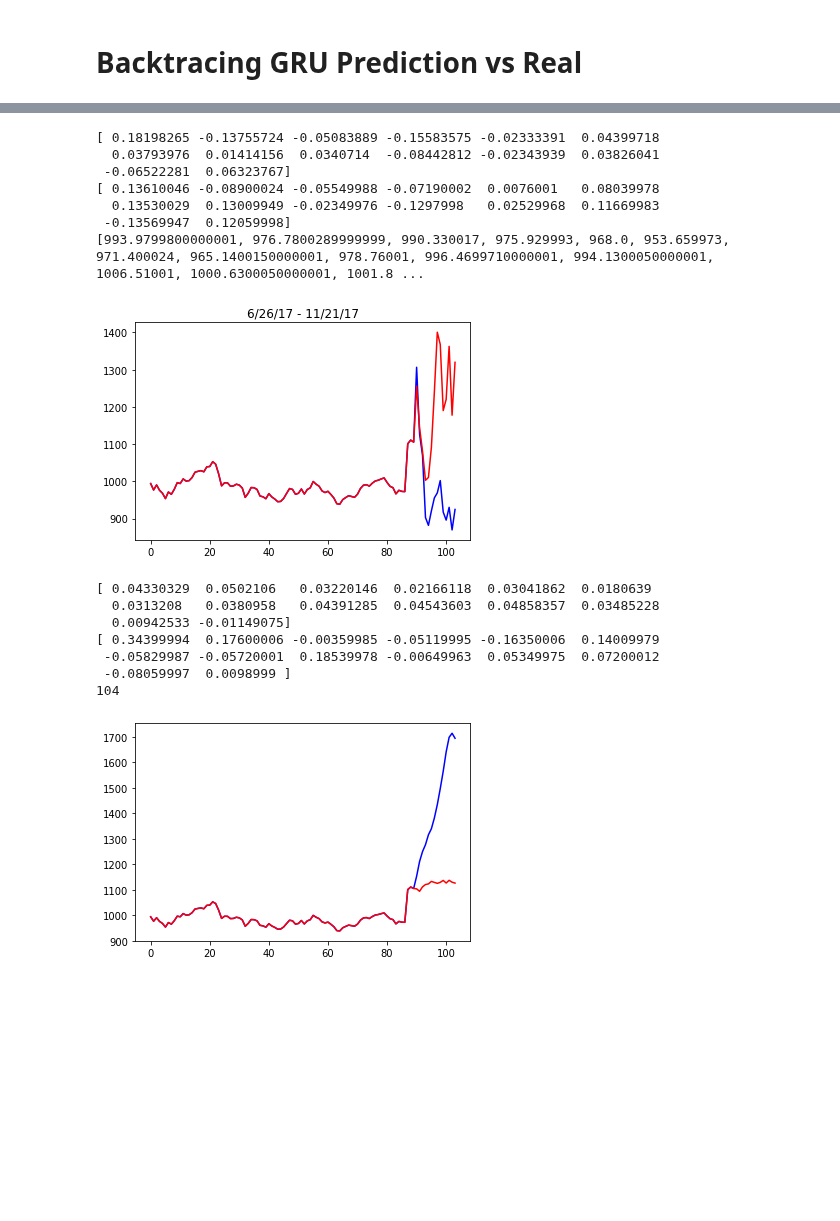
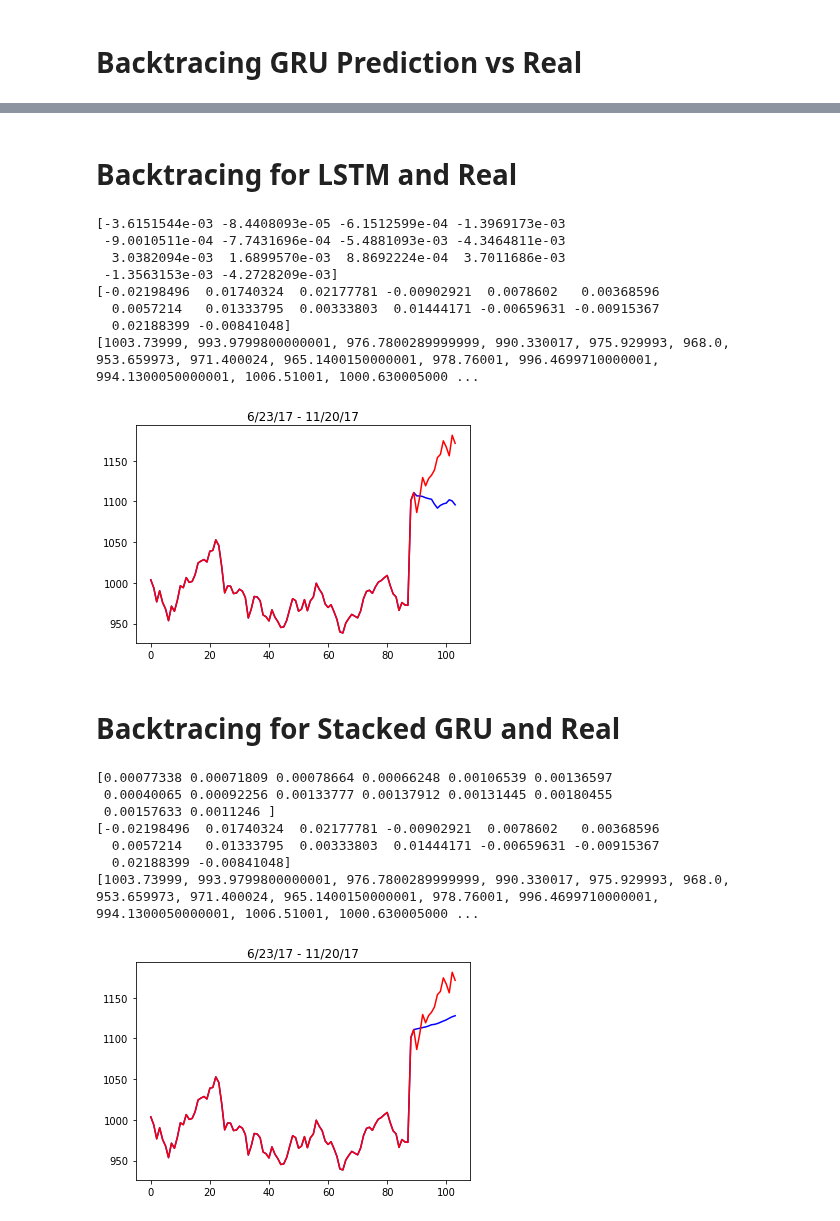
Before and after one commit to l1onh3art88/ml-lab2, a Jupyter notebook: lab7/Lab-7.ipynb, the cells around one changed output, grey strips where cells are left out. Saved outputs shown, nothing was run; the diff lists cells and outputs as text; code cells hidden in the pictures; blank space fills up the shorter version.

```diff
--- a/lab7/Lab-7.ipynb
+++ b/lab7/Lab-7.ipynb
@@ -235,7 +189,7 @@ print(y_test[0])
 # %%
 
 model = Sequential()
-model.add(LSTM(100,dropout=.2,activation='relu', input_shape=(90, 36), return_sequences=True))
+model.add(LSTM(100,dropout=.2,activation='relu', input_shape=(90, 35), return_sequences=True))
 model.add(Lambda(lambda x: x[:, -predictedDays:, :]))
 model.add(Dense(1))
 
@@ -284,7 +238,7 @@ plt.show()
 from keras.layers import LSTM, Lambda, Dropout,GRU
 
 gru = Sequential()
-gru.add(GRU(100,dropout=.2,activation='relu', input_shape=(90, 36), return_sequences=True))
+gru.add(GRU(100,dropout=.2,activation='relu', input_shape=(90, 35), return_sequences=True))
 gru.add(Lambda(lambda x: x[:, -predictedDays:, :]))
 gru.add(Dense(1))
 
@@ -292,7 +246,7 @@ gru.summary()
 gru.compile(optimizer='adam', loss='mse')
 
 # fit model
-history = gru.fit(x_train, y_train, validation_data=(x_test,y_test), epochs=300, verbose=1)
+history = gru.fit(x_train, y_train, validation_data=(x_test,y_test), epochs=600, verbose=1)
 # %% [output]
 _________________________________________________________________
 Layer (type)                 Output Shape              Param #
@@ -330,7 +285,7 @@ plt.show()
 # %%
 
 modelstacked = Sequential()
-modelstacked.add(GRU(100,dropout=.2,recurrent_dropout=.2,activation='relu', input_shape=(90, 36), return_sequences=True))
+modelstacked.add(GRU(100,dropout=.2,recurrent_dropout=.2,activation='relu', input_shape=(90, 35), return_sequences=True))
 modelstacked.add(GRU(100,dropout=.4,activation='relu', return_sequences=True))
 
 modelstacked.add(Lambda(lambda x: x[:, -predictedDays:, :]))
@@ -341,7 +296,7 @@ modelstacked.summary()
 modelstacked.compile(optimizer='adam', loss='mse')
 
 # fit model
-historystacked = modelstacked.fit(x_train, y_train, validation_data=(x_test,y_test),epochs=300, verbose=1)
+historystacked = modelstacked.fit(x_train, y_train, validation_data=(x_test,y_test),epochs=50, verbose=1)
 # %% [output]
 _________________________________________________________________
 Layer (type)                 Output Shape              Param #
@@ -437,14 +375,17 @@ def plot_confusion_matrix(y_true, y_pred, classes,
+# %% [markdown]
+# Backtracing for LSTM and Real
 # %%
 base = 1274
-yhat = gru.predict(x_test[0][np.newaxis,:,:])
+timeplus = 0
+yhat = model.predict(x_test[timeplus][np.newaxis,:,:])
 print(yhat[0].ravel())
 print(y_test[0].ravel())
-print(og[base-90:base+14])
+print(og[base-90 + timeplus:base+14+timeplus])
 # print(yhat[0] - y_test[0])
-backtesting = og[base-90:base]
-yhatBack=og[base-1]
-ytestBack = og[base-1]
-ytest_backtesting=og[base-90:base]
+backtesting = og[base-90+timeplus:base+timeplus]
+yhatBack=og[base-1+timeplus]
+ytestBack = og[base-1+timeplus]
+ytest_backtesting=og[base-90+timeplus:base+timeplus]
 
 for i,val in enumerate(yhat[0].ravel()):
 #     print(yhatBack)
@@ -460,53 +401,57 @@ for i,val in enumerate(y_test[0].ravel()):
 xbacktest= [x for x in range(0,104)]
 plt.plot(xbacktest,backtesting,'b-')
 plt.plot(xbacktest,ytest_backtesting,'r-')
-plt.title("{} - {}".format(ogdates[base-90],ogdates[base+14]))
+plt.title("{} - {}".format(ogdates[base-90+timeplus],ogdates[base+14+timeplus]))
 
 plt.show()
 # %% [output]
-[ 0.18198265 -0.13755724 -0.05083889 -0.15583575 -0.02333391  0.04399718
-  0.03793976  0.01414156  0.0340714  -0.08442812 -0.02343939  0.03826041
- -0.06522281  0.06323767]
-[ 0.13610046 -0.08900024 -0.05549988 -0.07190002  0.0076001   0.08039978
-  0.13530029  0.13009949 -0.02349976 -0.1297998   0.02529968  0.11669983
- -0.13569947  0.12059998]
-[993.9799800000001, 976.7800289999999, 990.330017, 975.929993, 968.0, 953.659973, 971.400024, 965.1400150000001, 978.76001, 996.4699710000001, 994.1300050000001, 1006.51001, 1000.6300050000001, 1001.8 ...
+[-3.6151544e-03 -8.4408093e-05 -6.1512599e-04 -1.3969173e-03
+ -9.0010511e-04 -7.7431696e-04 -5.4881093e-03 -4.3464811e-03
+  3.0382094e-03  1.6899570e-03  8.8692224e-04  3.7011686e-03
+ -1.3563153e-03 -4.2728209e-03]
+[-0.02198496  0.01740324  0.02177781 -0.00902921  0.0078602   0.00368596
+  0.0057214   0.01333795  0.00333803  0.01444171 -0.00659631 -0.00915367
+  0.02188399 -0.00841048]
+[1003.73999, 993.9799800000001, 976.7800289999999, 990.330017, 975.929993, 968.0, 953.659973, 971.400024, 965.1400150000001, 978.76001, 996.4699710000001, 994.1300050000001, 1006.51001, 1000.630005000 ...
-[figure, old version]
+[figure, new version]
+# %% [markdown]
+# Backtracing for Stacked GRU and Real
 # %%
 base = 1274
-yhat = model.predict(x_test[0][np.newaxis,:,:])
+timeplus = 0
+yhat = modelstacked.predict(x_test[timeplus][np.newaxis,:,:])
 print(yhat[0].ravel())
 print(y_test[0].ravel())
-print(og[base-90:base+14])
+print(og[base-90 + timeplus:base+14+timeplus])
 # print(yhat[0] - y_test[0])
-backtesting = og[base-90:base]
-yhatBack=og[base-1]
-ytestBack = og[base-1]
-ytest_backtesting=og[base-90:base]
+backtesting = og[base-90+timeplus:base+timeplus]
+yhatBack=og[base-1+timeplus]
+ytestBack = og[base-1+timeplus]
+ytest_backtesting=og[base-90+timeplus:base+timeplus]
 
 for i,val in enumerate(yhat[0].ravel()):
 #     print(yhatBack)
     yhatBack = yhatBack * (1+val)
 
     backtesting.append(yhatBack)
 
 for i,val in enumerate(y_test[0].ravel()):
 #     print(ytestBack)
     ytestBack = ytestBack * (1+val)
 
     ytest_backtesting.append(ytestBack)
 xbacktest= [x for x in range(0,104)]
 plt.plot(xbacktest,backtesting,'b-')
 plt.plot(xbacktest,ytest_backtesting,'r-')
-plt.title("{} - {}".format(ogdates[base-90],ogdates[base+14]))
+plt.title("{} - {}".format(ogdates[base-90+timeplus],ogdates[base+14+timeplus]))
 
 plt.show()
 # %% [output]
-[ 0.04330329  0.0502106   0.03220146  0.02166118  0.03041862  0.0180639
-  0.0313208   0.0380958   0.04391285  0.04543603  0.04858357  0.03485228
-  0.00942533 -0.01149075]
-[ 0.34399994  0.17600006 -0.00359985 -0.05119995 -0.16350006  0.14009979
- -0.05829987 -0.05720001  0.18539978 -0.00649963  0.05349975  0.07200012
- -0.08059997  0.0098999 ]
-104
+[0.00077338 0.00071809 0.00078664 0.00066248 0.00106539 0.00136597
+ 0.00040065 0.00092256 0.00133777 0.00137912 0.00131445 0.00180455
+ 0.00157633 0.0011246 ]
+[-0.02198496  0.01740324  0.02177781 -0.00902921  0.0078602   0.00368596
+  0.0057214   0.01333795  0.00333803  0.01444171 -0.00659631 -0.00915367
+  0.02188399 -0.00841048]
+[1003.73999, 993.9799800000001, 976.7800289999999, 990.330017, 975.929993, 968.0, 953.659973, 971.400024, 965.1400150000001, 978.76001, 996.4699710000001, 994.1300050000001, 1006.51001, 1000.630005000 ...
-[figure, old version]
+[figure, new version]
```
Also changed, not shown: parts of 12 cells of this notebook.
